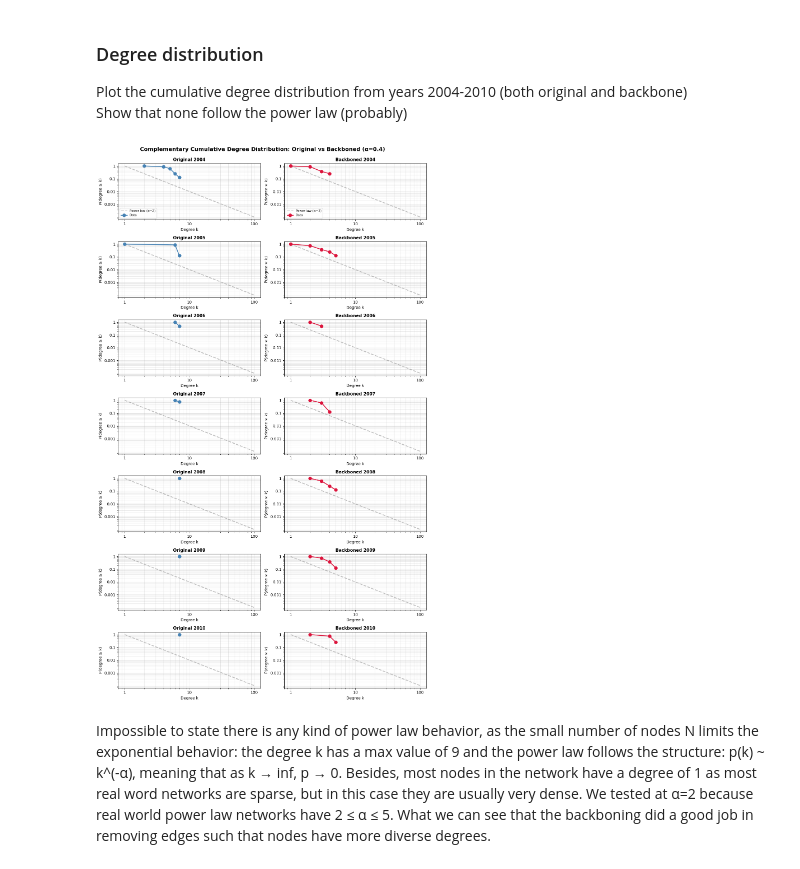
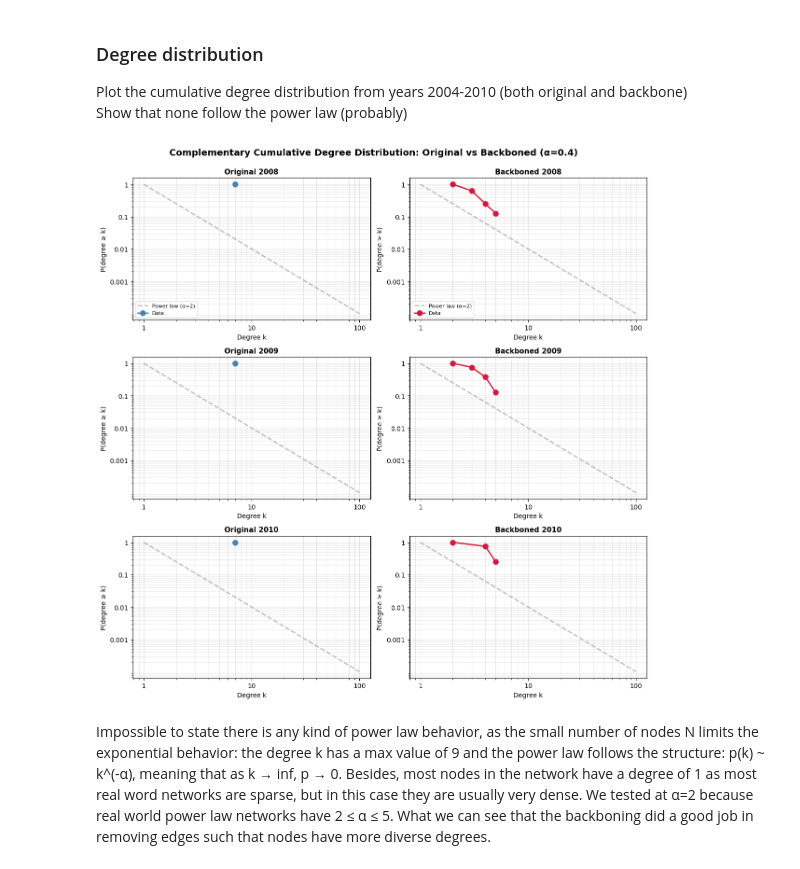
Before and after one commit to jan-cardell/networks_project, a Jupyter notebook: backboning/cartel_proj_bb.ipynb, the cells around one changed output. Cells and saved outputs as stored; diff of their text form; code cells hidden in the pictures.

Commit message:
small fixes + supra graph script (needs fixes though)

```diff
--- a/backboning/cartel_proj_bb.ipynb
+++ b/backboning/cartel_proj_bb.ipynb
@@ -226,8 +226,8 @@ Show that none follow the power law (probably)
 # Create 7x2 plot comparing complementary cumulative degree distributions (optimized)
 import numpy as np
 
-years_to_plot = list(range(2004, 2011))
-fig, axes = plt.subplots(7, 2, figsize=(12, 20))
+years_to_plot = list(range(2008, 2011))
+fig, axes = plt.subplots(3, 2, figsize=(12, 12))
 
 # Create reference power law: P(k) = k^(-alpha)
 k_ref = np.linspace(1, 100, 100)
@@ -265,35 +265,35 @@ for i, year in enumerate(years_to_plot):
     ax_bb = axes[i, 1]
     degrees_bb = np.array(list(dict(G_backboned[year].degree()).values()))
     total_nodes_bb = G_backboned[year].number_of_nodes()
 
     # Get unique degrees and counts, then compute CCDF efficiently
     unique_degrees_bb, counts_bb = np.unique(degrees_bb, return_counts=True)
     ccdf_bb = np.cumsum(counts_bb[::-1])[::-1] / total_nodes_bb  # reverse cumsum for CCDF
 
     # Plot reference power law first (behind data)
     ax_bb.loglog(k_ref, power_law_ref, '--', color='gray', linewidth=2, alpha=0.5, label=f'Power law (α={power_law_alpha})')
 
     if len(unique_degrees_bb) > 0:
         ax_bb.loglog(unique_degrees_bb, ccdf_bb, 'o-', color='crimson', markersize=8, linewidth=2, label='Data')
 
     ax_bb.set_xlabel('Degree k', fontsize=10)
     ax_bb.set_ylabel('P(degree ≥ k)', fontsize=10)
     ax_bb.set_title(f'Backboned {year}', fontsize=11, fontweight='bold')
     ax_bb.grid(True, alpha=0.3, which='both')
     ax_bb.set_xticks([1, 10, 100])
     ax_bb.set_yticks([0.001, 0.01, 0.1, 1])
     ax_bb.set_xticklabels(['1', '10', '100'])
     ax_bb.set_yticklabels(['0.001', '0.01', '0.1', '1'])
     if i == 0:  # Only show legend on first plot
         ax_bb.legend(fontsize=8, loc='lower left')
 
 plt.suptitle(f'Complementary Cumulative Degree Distribution: Original vs Backboned (α={alpha_value})',
              fontsize=14, fontweight='bold', y=0.995)
 plt.tight_layout()
-plt.savefig('../presentation/ccdf_comparison.png', dpi=300, bbox_inches='tight')
+plt.savefig('../presentation/ccdf_k_comparison.png', dpi=300, bbox_inches='tight')
 plt.show()
 # %% [output]
-[figure, old version]
+[figure, new version]
 # %% [markdown]
 Impossible to state there is any kind of power law behavior, as the small number of nodes N limits the exponential behavior: the degree k has a max value of 9 and the power law follows the structure:
 p(k) ~ k^(-α), meaning that as k → inf, p → 0. Besides, most nodes in the network have a degree of 1 as most real word networks are sparse, but in this case they are usually very dense. We tested at α=2 because real world power law networks have 2 ≤ α ≤ 5. What we can see that the backboning did a good job in removing edges such that nodes have more diverse degrees.
```
Also changed, not shown: parts of 7 cells of this notebook, 4 other files.
